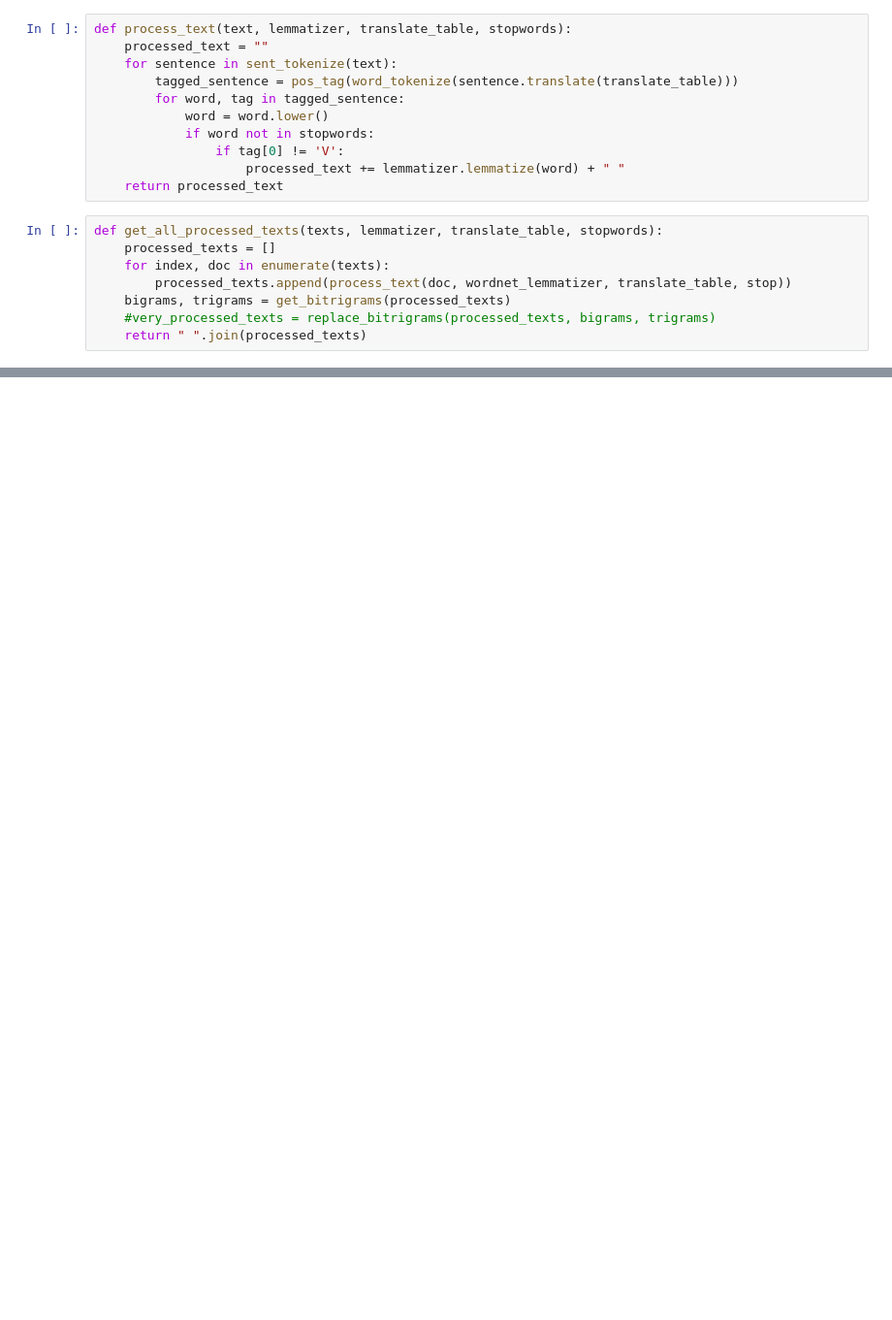
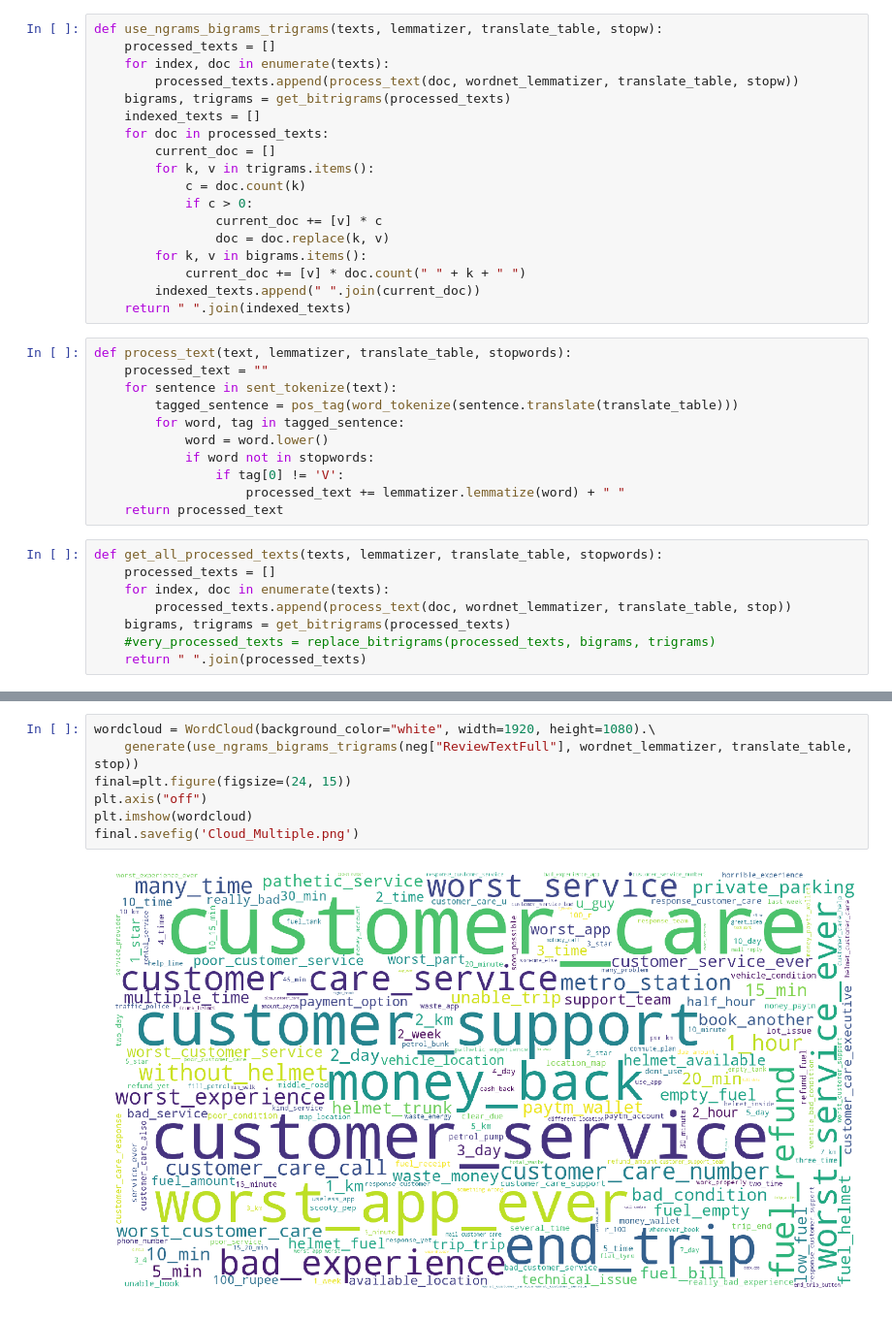
Before and after one commit to brontominds/bounce_demand, a Jupyter notebook: Combine_WordCloud.ipynb, the cells around one changed output, grey strips where cells are left out. Shown at 97% size. Drawn from its saved outputs; the diff is of its cells as text; blank space fills up the shorter version.

```diff
--- a/Combine_WordCloud.ipynb
+++ b/Combine_WordCloud.ipynb
@@ -58,3 +95,21 @@ def get_bitrigrams(full_text, threshold=30):
+# %%
+def use_ngrams_bigrams_trigrams(texts, lemmatizer, translate_table, stopw):
+    processed_texts = []
+    for index, doc in enumerate(texts):
+        processed_texts.append(process_text(doc, wordnet_lemmatizer, translate_table, stopw))
+    bigrams, trigrams = get_bitrigrams(processed_texts)
+    indexed_texts = []
+    for doc in processed_texts:
+        current_doc = []
+        for k, v in trigrams.items():
+            c = doc.count(k)
+            if c > 0:
+                current_doc += [v] * c
+                doc = doc.replace(k, v)
+        for k, v in bigrams.items():
+            current_doc += [v] * doc.count(" " + k + " ")
+        indexed_texts.append(" ".join(current_doc))
+    return " ".join(indexed_texts)
 # %%
 def process_text(text, lemmatizer, translate_table, stopwords):
     processed_text = ""
@@ -86,0 +141,9 @@ final.savefig('Final_Cloud.png')
+# %%
+wordcloud = WordCloud(background_color="white", width=1920, height=1080).\
+    generate(use_ngrams_bigrams_trigrams(neg["ReviewTextFull"], wordnet_lemmatizer, translate_table, stop))
+final=plt.figure(figsize=(24, 15))
+plt.axis("off")
+plt.imshow(wordcloud)
+final.savefig('Cloud_Multiple.png')
+# %% [output]
+[figure, added]
```
Also changed, not shown: parts of 6 cells of this notebook.
